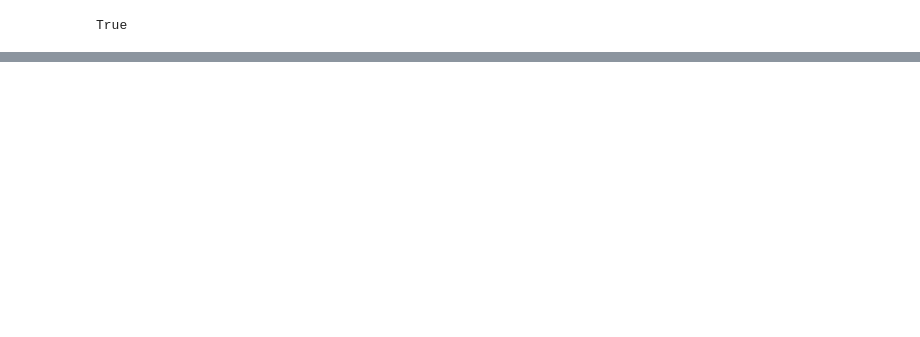
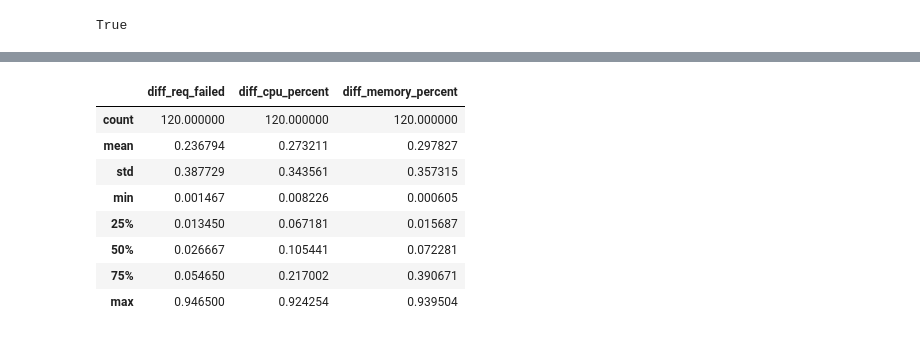
Before and after one commit to BureauTech/BTAlert-AI, a Jupyter notebook: jupyter/notebookV2.ipynb, the cells around one changed output, grey strips where cells are left out. Drawn from its saved outputs; the diff is of its cells as text; code cells hidden in the pictures; blank space fills up the shorter version.

```diff
--- a/jupyter/notebookV2.ipynb
+++ b/jupyter/notebookV2.ipynb
@@ -178,0 +288,13 @@ plot
+# %%
+desc = res.describe()
+desc[['diff_req_failed', 'diff_cpu_percent', 'diff_memory_percent']]
+# %% [output]
+|  | diff_req_failed | diff_cpu_percent | diff_memory_percent |
+| count | 120.000000 | 120.000000 | 120.000000 |
+| mean | 0.236794 | 0.273211 | 0.297827 |
+| std | 0.387729 | 0.343561 | 0.357315 |
+| min | 0.001467 | 0.008226 | 0.000605 |
+| 25% | 0.013450 | 0.067181 | 0.015687 |
+| 50% | 0.026667 | 0.105441 | 0.072281 |
+| 75% | 0.054650 | 0.217002 | 0.390671 |
+| max | 0.946500 | 0.924254 | 0.939504 |
```
Also changed, not shown: parts of 30 cells of this notebook, 1 other file.
